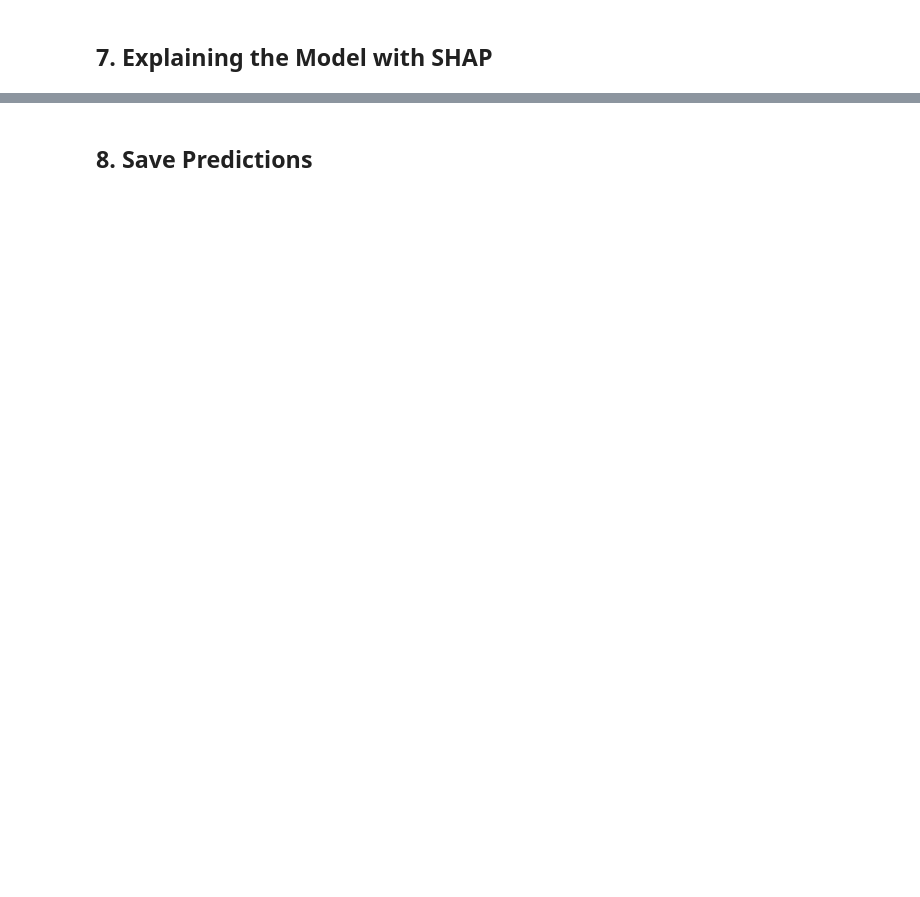
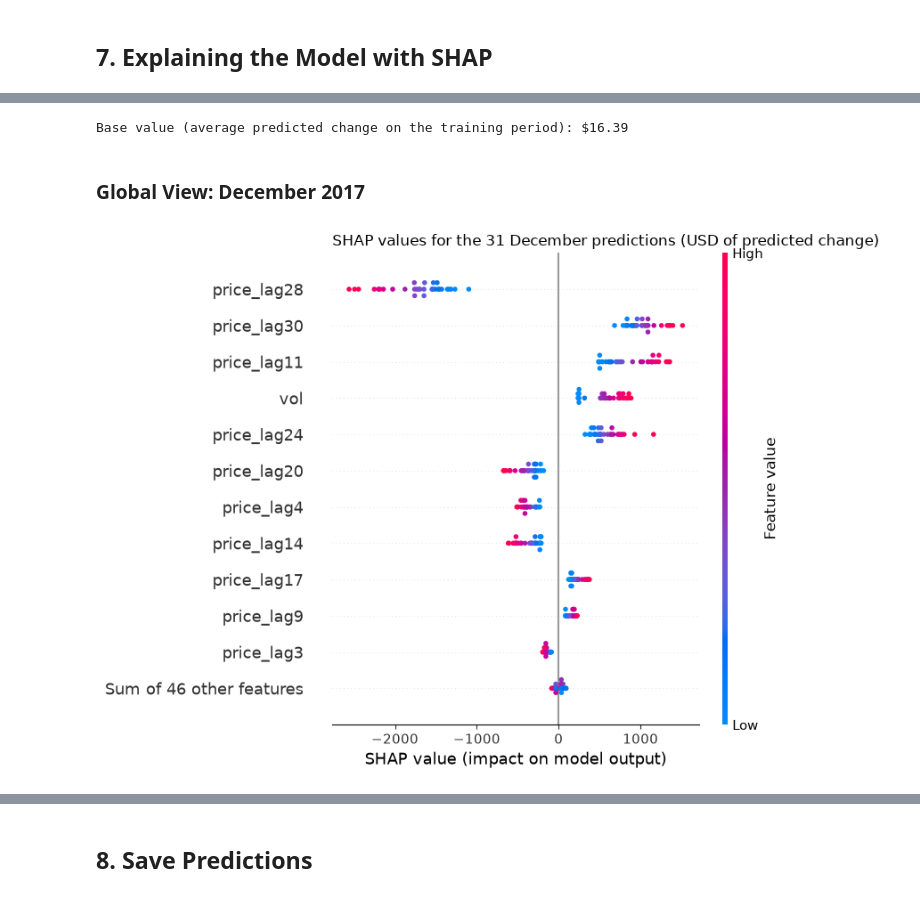
Before and after one commit to hubertantoniewicz/Bitcoin_Price_Prediction_xAI, a Jupyter notebook: BTC_Prediction_xAI_hu827797.ipynb, the cells around one changed output, grey strips where cells are left out. Cells and saved outputs as stored; diff of their text form; code cells hidden in the pictures; blank space fills up the shorter version.

Commit message:
Step 8: SHAP explanations for December 2017 predictions

```diff
--- a/BTC_Prediction_xAI_hu827797.ipynb
+++ b/BTC_Prediction_xAI_hu827797.ipynb
@@ -561,0 +566,35 @@ errors.reindex(errors['error'].abs().sort_values(ascending=False).index).head(5)
+# %%
+explainer = shap.LinearExplainer(final_model, X_tv)
+usd = y_scaler_final.scale_[0]  # scaled change -> USD change
+shap_usd = explainer.shap_values(X_te) * usd
+base_usd = y_scaler_final.inverse_transform([[explainer.expected_value]])[0, 0]
+
+pred_change = y_ - test['price_lag1'].values
+assert np.allclose(base_usd + shap_usd.sum(axis=1), pred_change)  # SHAP values add up to each prediction
+
+dec_explanation = shap.Explanation(values=shap_usd, base_values=np.full(len(test), base_usd),
+                                   data=test[final_cols].values, feature_names=final_cols)
+
+def feature_group(col):
+    if col.startswith('price_lag'):
+        return 'price lags'
+    if col in ('mom', 'vol', 'range_pos'):
+        return 'lag summaries'
+    if ':' in col:
+        return 'OCC chainlets' if col.startswith('occ_') else 'AMO chainlets'
+    return 'activity totals'  # totaltx, amo_total
+
+shap_df = pd.DataFrame(shap_usd, columns=final_cols, index=test['date'].dt.date)
+group_shap = shap_df.T.groupby(feature_group).sum().T  # net USD contribution per group and day
+print(f'Base value (average predicted change on the training period): ${base_usd:,.2f}')
+# %% [output]
+Base value (average predicted change on the training period): $16.39
+# %% [markdown]
+### Global View: December 2017
+# %%
+shap.plots.beeswarm(dec_explanation, max_display=12, show=False)
+plt.title('SHAP values for the 31 December predictions (USD of predicted change)', loc='left')
+plt.tight_layout()
+plt.show()
+# %% [output]
+[figure, added]
```
Also changed, not shown: parts of 14 cells of this notebook.
